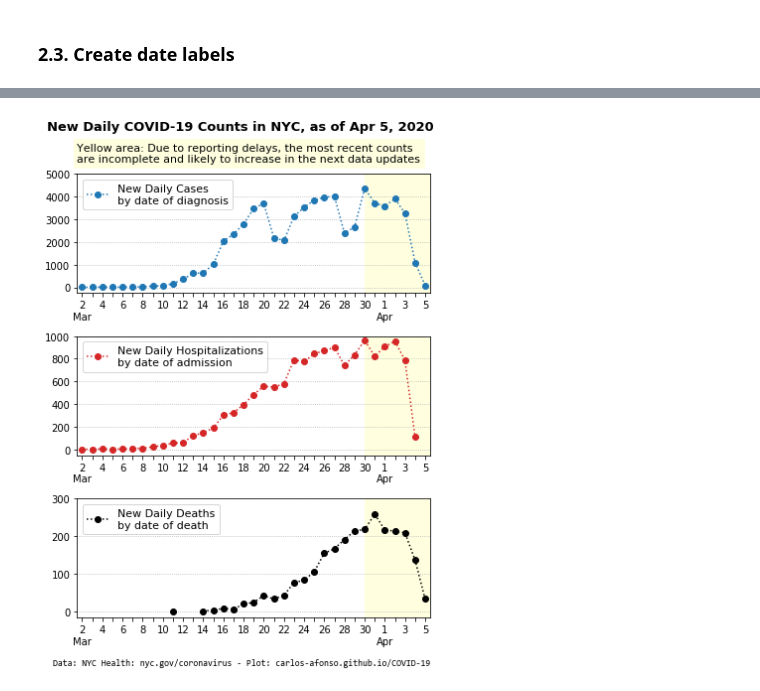
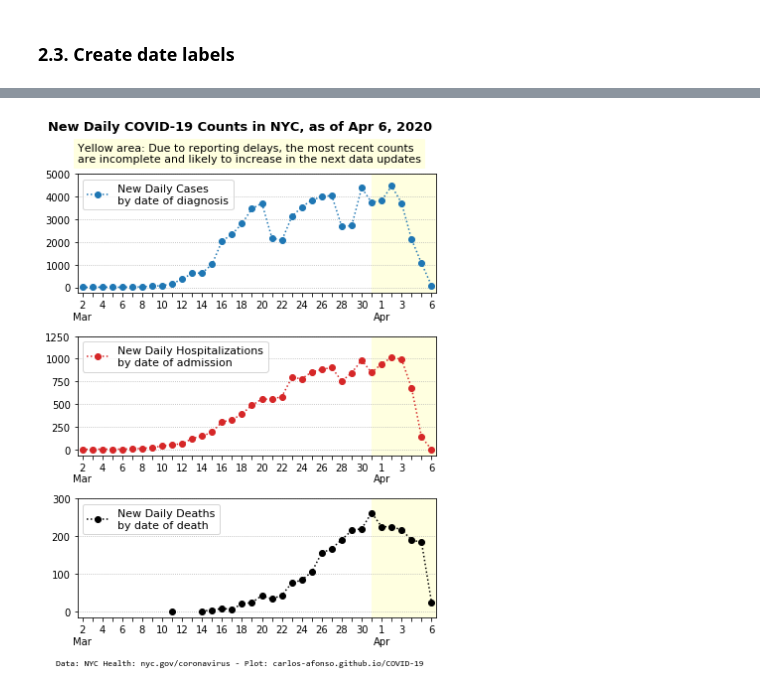
Before and after one commit to carlos-afonso/COVID-19, a Jupyter notebook: notebooks/nyc-covid-19-case-hosp-death.ipynb, the cells around one changed output, grey strips where cells are left out. Cells and saved outputs as stored; diff of their text form; code cells hidden in the pictures.

Commit message:
updates plot with new data

```diff
--- a/notebooks/nyc-covid-19-case-hosp-death.ipynb
+++ b/notebooks/nyc-covid-19-case-hosp-death.ipynb
@@ -21,7 +21,7 @@ Data notes from the data source [https://github.com/nychealth/coronavirus-data]:
 >
 > Because of delays in reporting, the most recent data may be incomplete. Data shown currently will be updated in the future as new cases, hospitalizations, and deaths are reported.
 # %%
-update_str = 'as of Apr 5, 2020'
+update_str = 'as of Apr 6, 2020'
 
 #source_str = 'Sources: Data: nyc.gov/coronavirus - Plot: carlos-afonso.github.io/COVID-19'
 #source_str = 'Data: nyc.gov/coronavirus - Plot: carlos-afonso.github.io/COVID-19'
@@ -163,39 +163,39 @@ ax2.plot(df['date'], df['hosps'], 'o:', color='C3', label='New Daily Hospitaliza
 ax3.plot(df['date'], df['deaths'], 'o:', color='k', label='New Daily Deaths\nby date of death')
 
 y1max = 5000
-y2max = 1000
+y2max = 1250
 y3max = 300
 s = -0.05
 ax1.set_ylim(s*y1max, y1max)
 ax2.set_ylim(s*y2max, y2max)
 ax3.set_ylim(s*y3max, y3max)
 
 warning_color = 'lightyellow'
 
 title_str = 'New Daily COVID-19 Counts in NYC, ' + update_str
 subtitle_str = 'Yellow area: Due to reporting delays, the most recent counts\n' + \
                'are incomplete and likely to increase in the next data updates'
-fig.suptitle(title_str, fontsize=13, fontweight='bold', ha='center', x=0.48) #x=0.5
+fig.suptitle(title_str, fontsize=12.9, fontweight='bold', ha='center', x=0.48) #x=0.5
 ax1.set_title(subtitle_str, backgroundcolor=warning_color, fontsize=11, loc='left', pad=12)
 
 x_labels = [df['date_label'].iloc[i] if i%2==0 else '' for i in range(len(df))]
 x_labels[-1] = df['date_label'].iloc[-1]
 if len(df)%2 == 0:
     x_labels[-2] = ''
 
 for ax in (ax1, ax2, ax3):
     ax.grid(axis='y', linestyle=':')
     ax.legend(loc='upper left', fontsize=11)
     ax.axvspan(len(df)-7, len(df), facecolor=warning_color)
     ax.set_xlim(-0.5, len(df)-0.5)
     ax.set_xticklabels(x_labels)
 
-ax3.text(-2.9, -140, source_str, fontfamily='Consolas', fontsize=8.9)
+ax3.text(-2.6, -140, source_str, fontfamily='Consolas', fontsize=8.7)
 
 plt.tight_layout(rect=[0, 0, 1, 0.96])
 plt.show()
 # %% [output]
-[figure, old version]
+[figure, new version]
 # %%
 # Save figure as SVG and PNG images
 file_path = '../images/nyc-covid-19-new-daily-cases-hosps-deaths'
```
Also changed, not shown: parts of 5 cells of this notebook, 2 other files.
